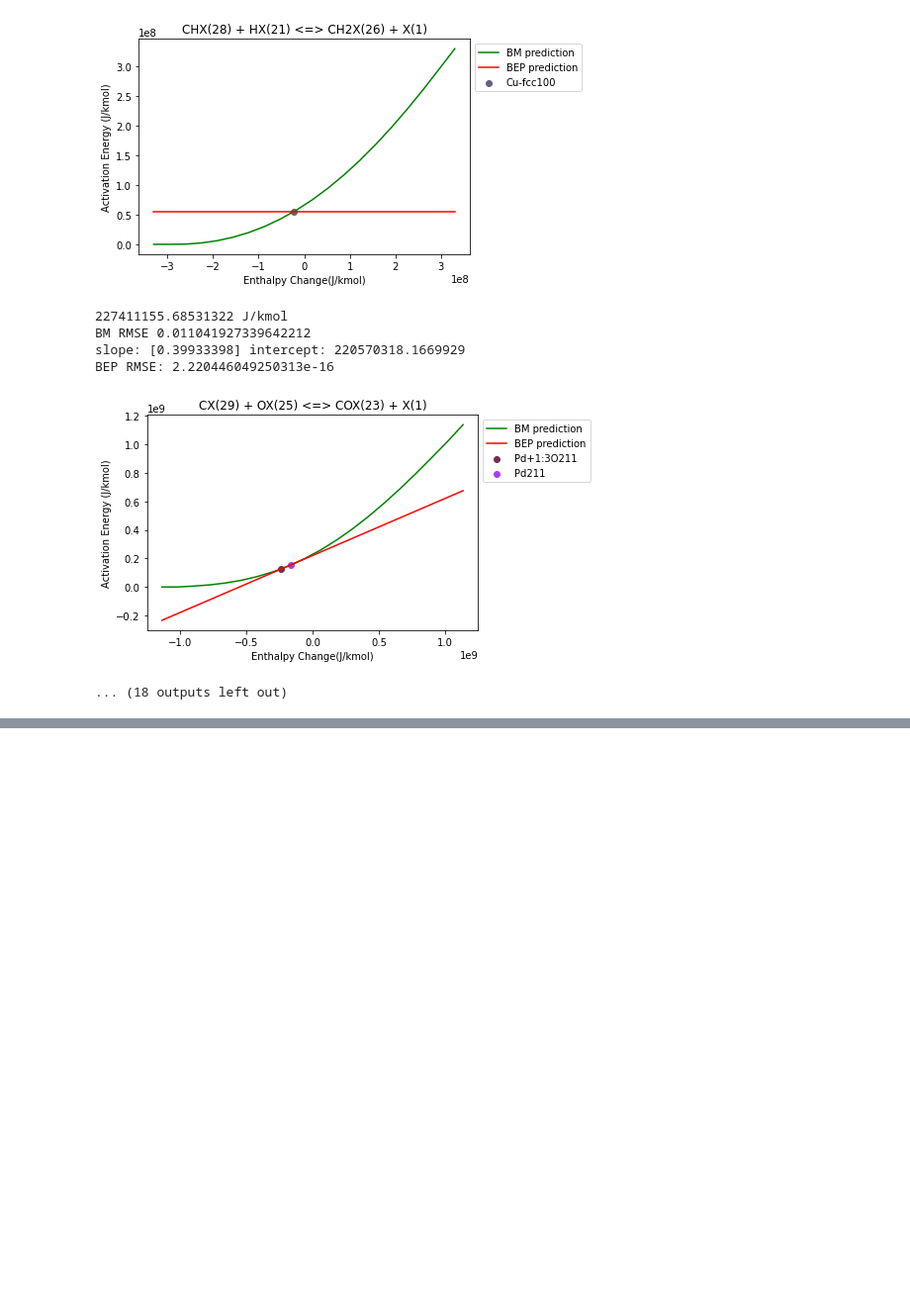
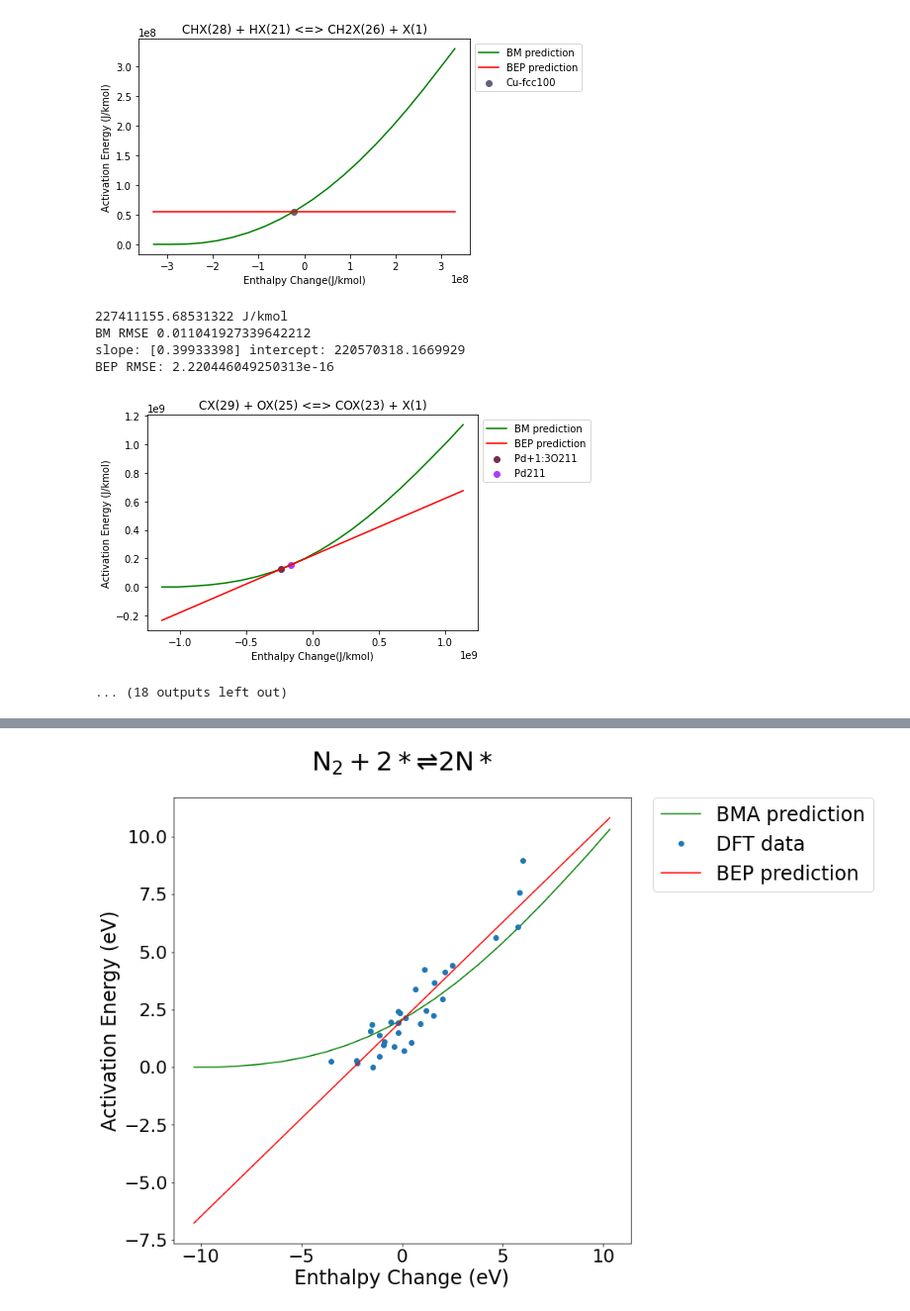
Before and after one commit to comocheng/bm_project, a Jupyter notebook: qm_rxns/cathub_comparison.ipynb, the cells around one changed output, grey strips where cells are left out. Shown at 99% size. Drawn from its saved outputs; the diff is of its cells as text; code cells hidden in the pictures; blank space fills up the shorter version.

```diff
--- a/qm_rxns/cathub_comparison.ipynb
+++ b/qm_rxns/cathub_comparison.ipynb
@@ -986,0 +1051,17 @@ BEP RMSE: 2.220446049250313e-16
+# %%
+query_info = fetch(query_str)
+bm_data = {}
+for i,v in query_info.items():
+    if v['totalCount'] != 0:
+        metals = {}
+        for a in v['edges']:
+            if a['node']['activationEnergy'] is not None and a['node']['activationEnergy']>=0:
+            # if a['node']['Equation'] == 'N2(g) + 2.0* -> 2.0N*':
+                metals[a['node']['surfaceComposition']+str(a['node']['facet'])] = [a['node']['reactionEnergy'], a['node']['activationEnergy']]
+            # else:
+            #     if a['node']['reactionEnergy'] <= 0:
+            #         metals[a['node']['surfaceComposition']+str(a['node']['facet'])] = [a['node']['reactionEnergy'], 0]
+            #     else:
+            #         metals[a['node']['surfaceComposition']+str(a['node']['facet'])] = [a['node']['reactionEnergy'], a['node']['reactionEnergy']]
+        if len(metals) != 0:
+            bm_data[i] = metals
@@ -986,0 +1127,52 @@ BEP RMSE: 2.220446049250313e-16
+# %%
+for i, v in bm_data.items():
+    intrinsic_Es = []
+    for x, y in v.items():
+        intrinsic_E = get_E0_from_Ea_dH(i, y[1]*96.4869e6, y[0]*96.4869e6)
+        intrinsic_Es.append(intrinsic_E)
+#     intrinsic_Es = np.array(intrinsic_Es)
+#     print(intrinsic_Es)
+    E_0 = sum(intrinsic_Es) / len(intrinsic_Es)
+    # E_0 = 144869649.62083957
+#     E_0 = statistics.median(intrinsic_Es)
+    print(E_0, "J/kmol")
+    predicted_Es = []
+    energies = []
+    enthalpies = []
+    predict_Es = []
+    for x, y in v.items():
+        energies.append(y[1]*96.4869e6)
+        enthalpies.append(y[0]*96.4869e6)
+        predict_Es.append(get_Ea_from_E0_dH(E_0, y[0]*96.4869e6))
+
+    for j in np.linspace(-5*E_0, 5*E_0, 20):
+        predicted_Es.append(get_Ea_from_E0_dH(E_0, j))
+
+    bm_rmse = sqrt(mean_squared_error(np.array(energies) / 96.4869e6, np.array(predict_Es) / 96.4869e6))
+    print("BM RMSE", bm_rmse)
+
+
+    plt.figure()
+#     plt.rcParams.update({'font.size': 18})
+#     plt.rcParams['axes.titley'] = 1.0    # y is in axes-relative coordinates.
+#     plt.rcParams['axes.titlepad'] = 18
+    plt.rcParams.update({'font.size': 22})
+    plt.rcParams["figure.figsize"] = (10,10)
+    plt.plot(np.linspace(-5*E_0, 5*E_0, 20) / 96.4869e6, np.array(predicted_Es) / 96.4869e6, '-g', label='BMA prediction')
+    plt.plot(np.array(enthalpies) / 96.4869e6, np.array(energies) / 96.4869e6,'o', label='DFT data')
+    enthalpies_lr = np.array(enthalpies)/96.4869e6
+    reg = LinearRegression().fit(enthalpies_lr.reshape((-1, 1)), np.array(energies) / 96.4869e6)
+    print('slope:', reg.coef_, 'intercept:', reg.intercept_)
+    bep_energies = reg.coef_ * np.linspace(-5*E_0/96.4869e6, 5*E_0/ 96.4869e6, 20) + reg.intercept_
+    plt.plot(np.linspace(-5*E_0, 5*E_0, 20) / 96.4869e6, np.array(bep_energies), '-r', label='BEP prediction')
+    BEP_RMSE = sqrt(mean_squared_error(np.array(energies) / 96.4869e6, (reg.coef_ * np.array(enthalpies) + reg.intercept_) / 96.4869e6))
+    print('BEP RMSE:', BEP_RMSE)
+    plt.title('$\mathregular{N_2 + 2* ⇌ 2N*}$', fontdict={'fontsize': 32}, y=1.05)
+    plt.legend(bbox_to_anchor=(1.05, 1), loc=2, borderaxespad=0., fontsize=24)
+    plt.xlabel("Enthalpy Change (eV)", fontdict={'fontsize': 24})
+    plt.ylabel("Activation Energy (eV)", fontdict={'fontsize': 24})
+    if not os.path.exists('cat_hub_plots'):
+        os.makedirs('cat_hub_plots')
+    plt.savefig(f'cat_hub_plots/n2_ads.pdf', bbox_inches='tight')
+    plt.show()
+# %% [output]
@@ -986,0 +1197 @@ BEP RMSE: 2.220446049250313e-16
+[figure, added]
```
Also changed, not shown: parts of 14 cells of this notebook.
